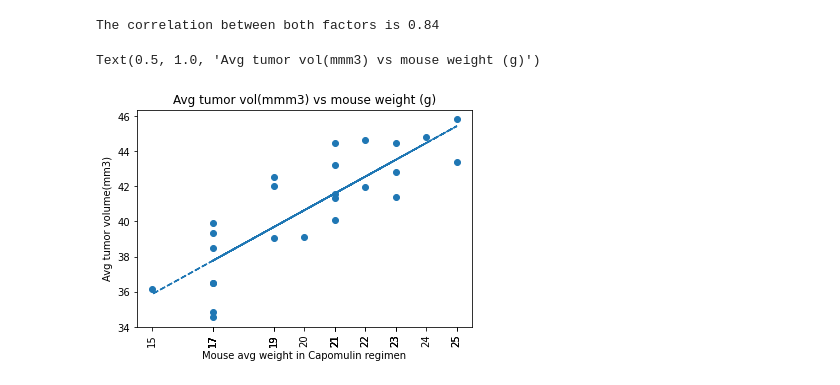
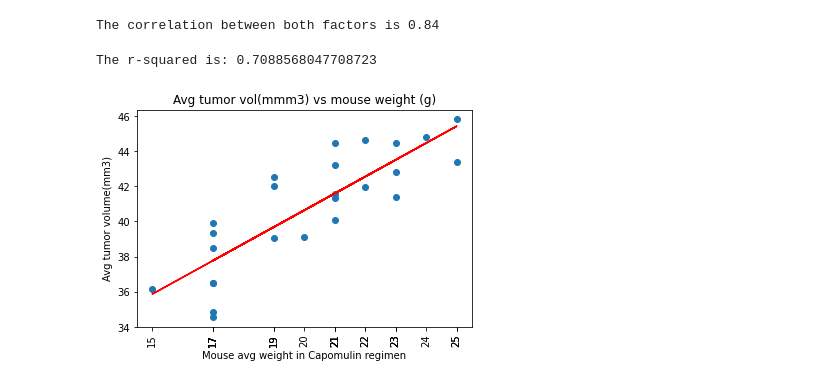
Before and after one commit to chirchir92/matplotlib_challenge, a Jupyter notebook: pymaceuticals.ipynb, the cells around one changed output. Cells and saved outputs as stored; diff of their text form; code cells hidden in the pictures.

Commit message:
final markup and line of best fit

```diff
--- a/pymaceuticals.ipynb
+++ b/pymaceuticals.ipynb
@@ -396,15 +397,17 @@ The correlation between both factors is 0.84
 # %%
 weight = capomulin_avg.iloc[:,1]
 tumor_volume = capomulin_avg.iloc[:,3]
-tumor_volume = capomulin_avg.iloc[:,3]
-t_slope, t_int, t_r, t_p, t_std_err = stats.linregress(weight, tumor_volume)
-t_fit = t_slope * weight + t_int
-plt.scatter(capomulin_avg.iloc[:,1],capomulin_avg.iloc[:,3])
-plt.plot(weight,t_fit,"--")
+(slope, intercept, rvalue, pvalue, std_err) = stats.linregress(weight, tumor_volume)
+regress_values = weight*slope + intercept
+line_eq = "y = " + str(round(slope,2)) + "x + " + str(round(intercept,2))
+plt.scatter(weight,tumor_volume)
+plt.plot(weight,regress_values,"r-")
+plt.annotate(line_eq,(0,50),fontsize=15,color="red")
 plt.xticks(weight, rotation=90)
 plt.xlabel('Mouse avg weight in Capomulin regimen')
 plt.ylabel('Avg tumor volume(mm3)')
 plt.title('Avg tumor vol(mmm3) vs mouse weight (g)')
+print(f"The r-squared is: {rvalue**2}")
 # %% [output]
-Text(0.5, 1.0, 'Avg tumor vol(mmm3) vs mouse weight (g)')
+The r-squared is: 0.7088568047708723
-[figure, old version]
+[figure, new version]
```
Also changed, not shown: parts of 4 cells of this notebook.
